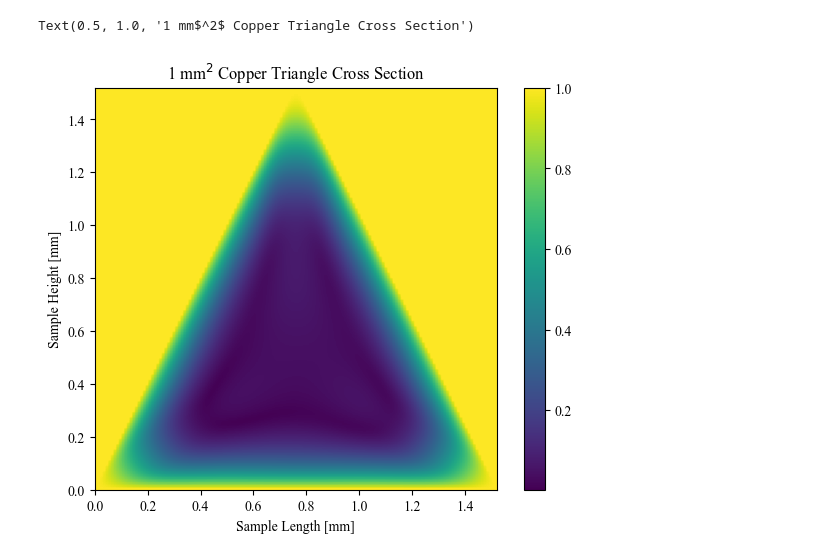
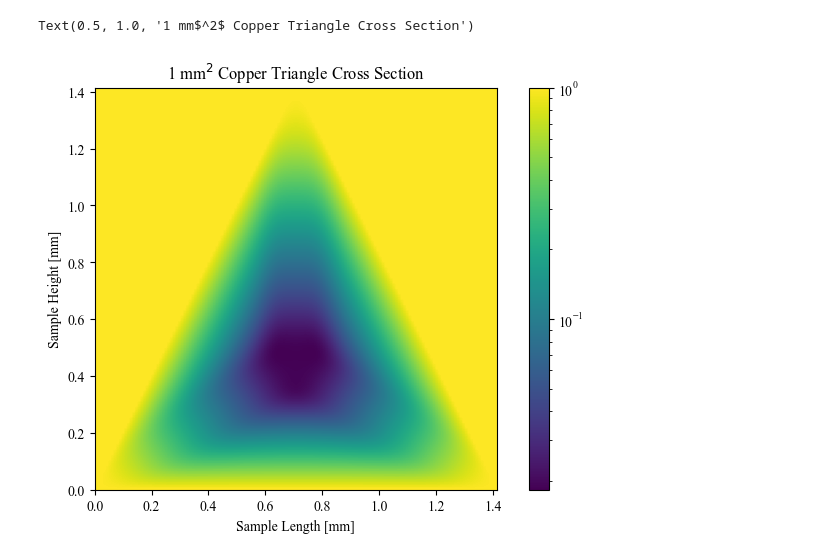
Before and after one commit to wendl198/ContactlessProbe, a Jupyter notebook: AnalysisStuff/ResistAnalysis.ipynb, the cells around one changed output. Saved outputs shown, nothing was run; the diff lists cells and outputs as text; code cells hidden in the pictures.

```diff
--- a/AnalysisStuff/ResistAnalysis.ipynb
+++ b/AnalysisStuff/ResistAnalysis.ipynb
@@ -242,26 +275,26 @@ def adjustsize(data, start,end,resolution):
 # %%
 tri_resolution = 150
-iter = 500
-l = 2*3**(-.25)*1e-3 #this is the legnth of all the sides of triangle. This will gave an area of 1mm^2
-tri_data = np.ones([tri_resolution,tri_resolution])
+iter = 15000
+l = 2**(.5)*1e-3 #this is the legnth of all the sides of triangle. This will gave an area of 1mm^2
+tri_data = np.zeros([tri_resolution,tri_resolution])
 for i in range(tri_resolution):
     for j in range(tri_resolution):
         if i>=2*abs(j-(tri_resolution-1)/2):# or i<=2*abs(j-(tri_resolution-1)/2):
-            tri_data[i][j] = 0
+            tri_data[i][j] = 1
 
 # print(tri_data)
 
-tri_H = get_shape_H(tri_data,l,get_skin_depth(2e-8),tri_resolution,iter)
+tri_H = get_shape_H(tri_data,l,get_skin_depth(2e-8),iter)
 # tri_H = get_shape_H(np.zeros([tri_resolution,tri_resolution]),l,get_skin_depth(2e-6),tri_resolution)
 
 fig = plt.figure(constrained_layout = True)
 ax = fig.add_subplot(1, 1, 1)
 
-p1 = ax.imshow(np.absolute(tri_H ),extent=[0, l*1e3, 0, l*1e3])#,norm=colors.LogNorm(vmin=min(np.absolute(tri_H )), vmax=1))
+p1 = ax.imshow(np.absolute(tri_H ),extent=[0, l*1e3, 0, l*1e3],norm=colors.LogNorm(vmin=np.absolute(tri_H).min(), vmax=1))#,norm=colors.LogNorm(vmin=min(np.absolute(tri_H )), vmax=1))
 fig.colorbar(p1, ax=ax)
 ax.set_xlabel('Sample Length [mm]')
 ax.set_ylabel('Sample Height [mm]')
 ax.set_title(r'1 mm$^2$ Copper Triangle Cross Section')
 # %% [output]
 Text(0.5, 1.0, '1 mm$^2$ Copper Triangle Cross Section')
-[figure, old version]
+[figure, new version]
```
Also changed, not shown: parts of 14 cells of this notebook.
